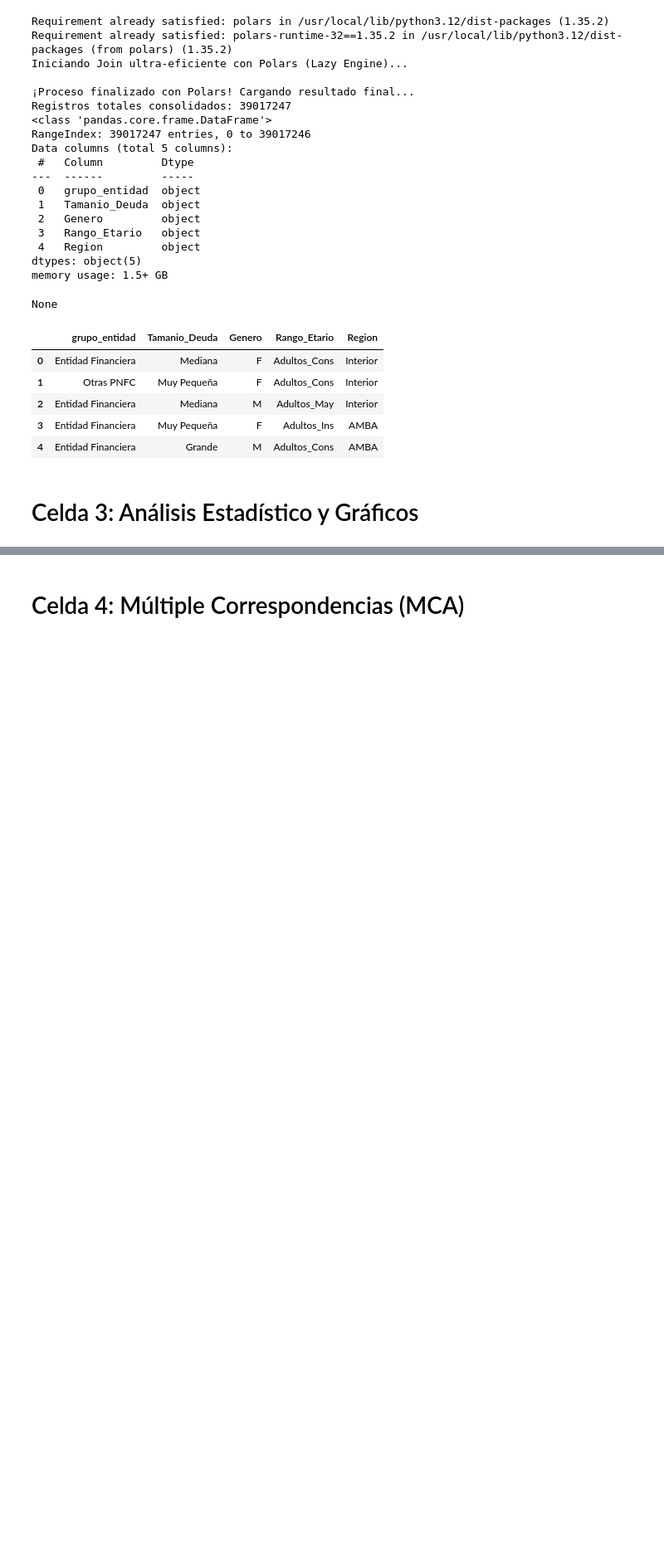
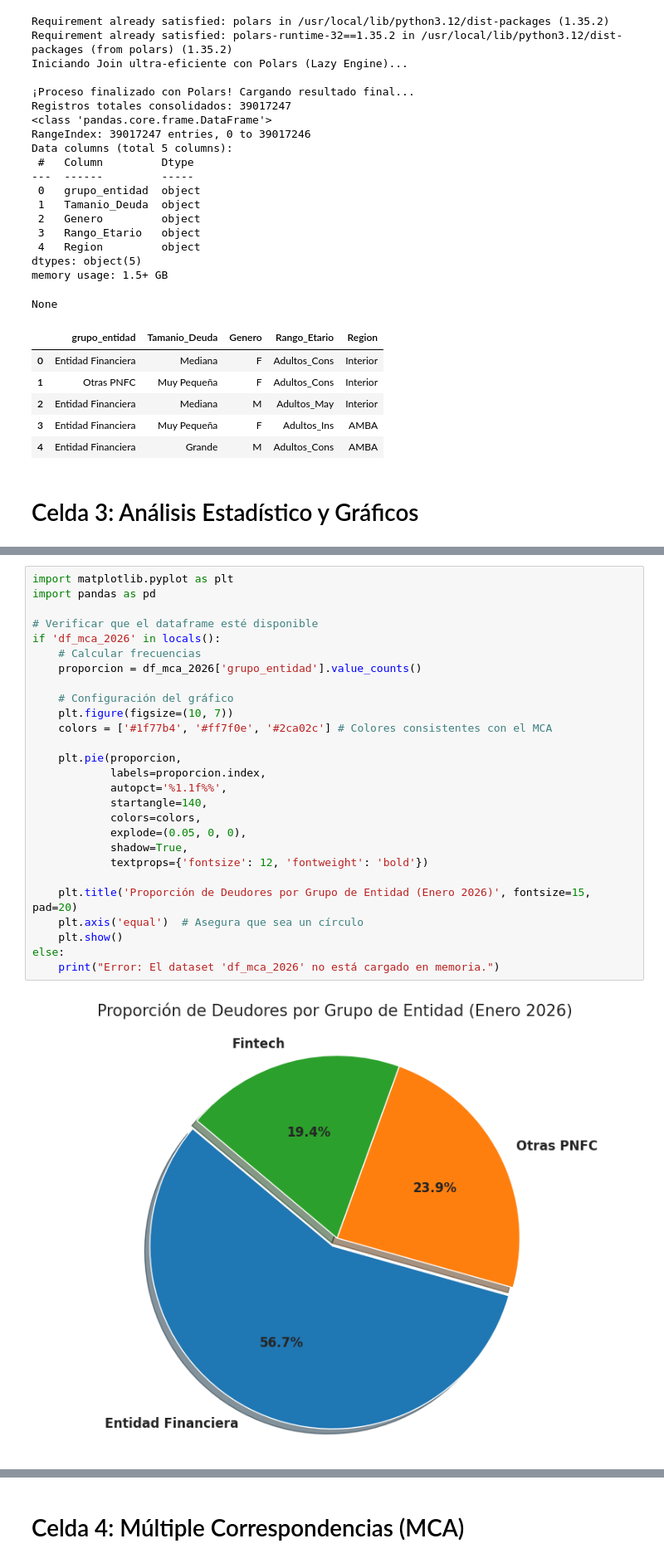
Before and after one commit to tobiasllop/Tesis, a Jupyter notebook: Parte_B_1.ipynb, the cells around one changed output, grey strips where cells are left out. Shown at 83% size. Saved outputs shown, nothing was run; the diff lists cells and outputs as text; blank space fills up the shorter version.

```diff
--- a/Parte_B_1.ipynb
+++ b/Parte_B_1.ipynb
@@ -264,0 +265,29 @@ Calculando frecuencias para los gráficos...
+# %%
+import matplotlib.pyplot as plt
+import pandas as pd
+
+# Verificar que el dataframe esté disponible
+if 'df_mca_2026' in locals():
+    # Calcular frecuencias
+    proporcion = df_mca_2026['grupo_entidad'].value_counts()
+
+    # Configuración del gráfico
+    plt.figure(figsize=(10, 7))
+    colors = ['#1f77b4', '#ff7f0e', '#2ca02c'] # Colores consistentes con el MCA
+
+    plt.pie(proporcion,
+            labels=proporcion.index,
+            autopct='%1.1f%%',
+            startangle=140,
+            colors=colors,
+            explode=(0.05, 0, 0),
+            shadow=True,
+            textprops={'fontsize': 12, 'fontweight': 'bold'})
+
+    plt.title('Proporción de Deudores por Grupo de Entidad (Enero 2026)', fontsize=15, pad=20)
+    plt.axis('equal')  # Asegura que sea un círculo
+    plt.show()
+else:
+    print("Error: El dataset 'df_mca_2026' no está cargado en memoria.")
+# %% [output]
+[figure, added]
```
Also changed, not shown: parts of 17 cells of this notebook.
